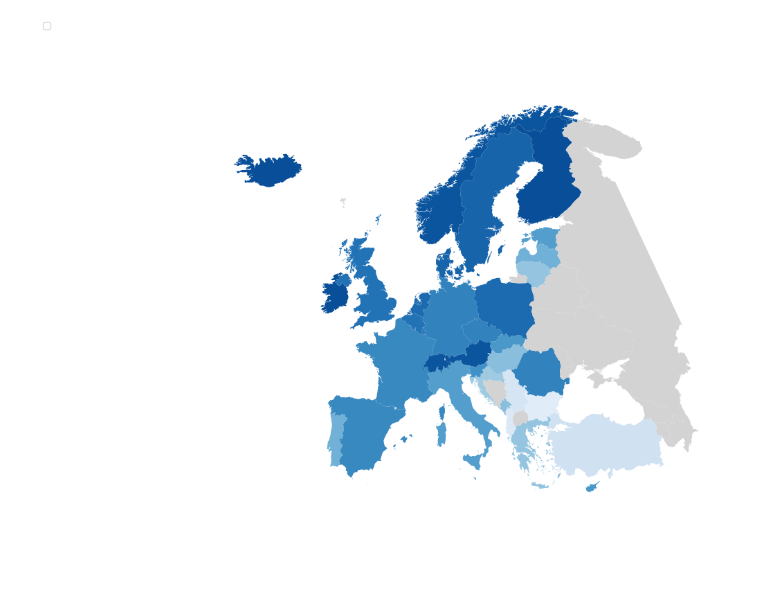
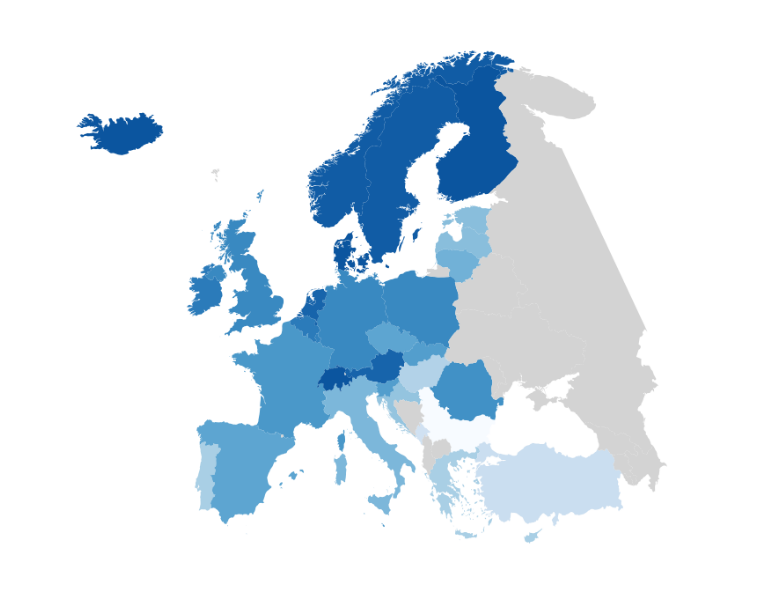
Before and after one commit to GioooTDM/Visualizzazione-Scientifica, a Jupyter notebook: graphs/europe_map.ipynb, the cells around one changed output. Drawn from its saved outputs; the diff is of its cells as text; code cells hidden in the pictures; blank space fills up the shorter version.

Commit message:
Dev standard graph

```diff
--- a/graphs/europe_map.ipynb
+++ b/graphs/europe_map.ipynb
@@ -1,30 +1,28 @@
 # %%
 import pandas as pd
 import geopandas as gpd
 import matplotlib.pyplot as plt
 
-qol_data = pd.read_csv("..\data\overall_life_satisfaction\estat_ilc_pw01_filtered_en.csv", usecols= ['geo','TIME_PERIOD','OBS_VALUE'])
+qol_data = pd.read_csv(r"..\data\overall_life_satisfaction\estat_ilc_pw01_filtered_en.csv", usecols= ['geo','TIME_PERIOD','OBS_VALUE'])
 qol_data = qol_data.loc[qol_data['TIME_PERIOD'] == 2013]
 qol_data.loc[qol_data['geo'] == 'Czechia', 'geo'] = 'Czech Republic'
 qol_data.loc[qol_data['geo'] == 'Türkiye', 'geo'] = 'Turkey'
 europe_map = gpd.read_file("..\data\europe_map\europe.geojson")
 
 europe_map = europe_map.merge(qol_data, left_on='NAME', right_on='geo', how='left')
 europe_map = europe_map.to_crs(epsg=4326)
 
 fig, ax = plt.subplots(1, 1, figsize=(12, 8))
 europe_map.plot(
     column='OBS_VALUE',
     cmap="Blues",
     legend=False,
     vmin= 5,
     vmax=8.5,
     missing_kwds={"color": "lightgrey"},
     ax=ax
 )
-
-fig.legend(loc='outside left upper')
 ax.set_axis_off()
 plt.show()
 # %% [output]
-[figure, old version]
+[figure, new version]
```
Also changed, not shown: 3 other files.
